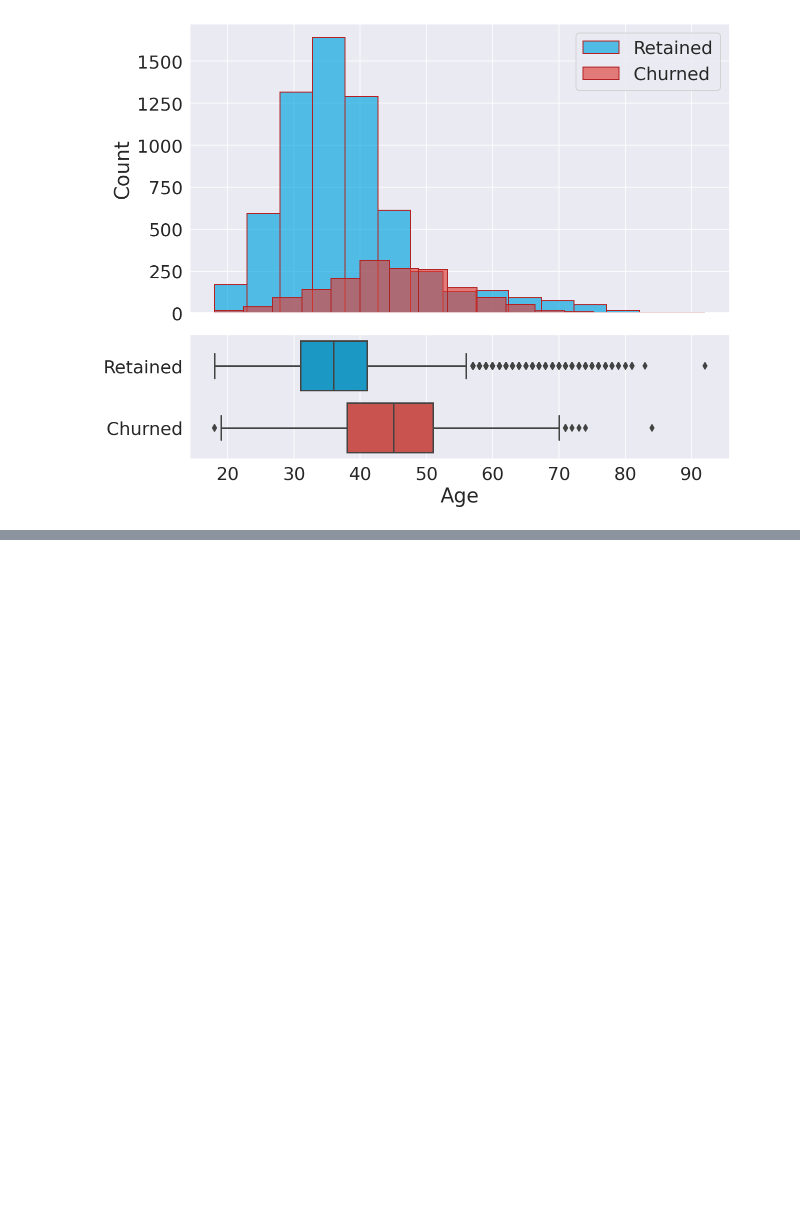
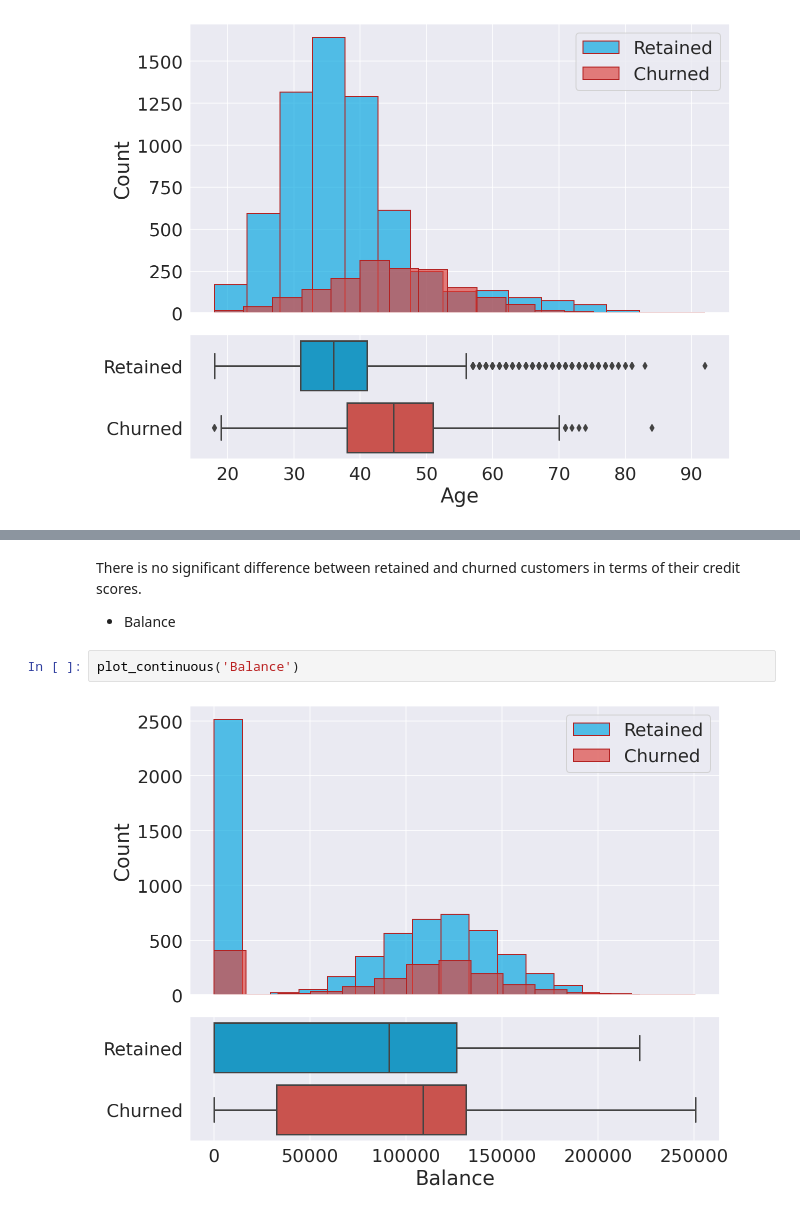
Before and after one commit to EnteringtheQuantumRealm/Classification, a Jupyter notebook: Bank_Predicting_Customer_Churn.ipynb, the cells around one changed output, grey strips where cells are left out. Drawn from its saved outputs; the diff is of its cells as text; blank space fills up the shorter version.

```diff
--- a/Bank_Predicting_Customer_Churn.ipynb
+++ b/Bank_Predicting_Customer_Churn.ipynb
@@ -515,0 +526,8 @@ Interestingly, there is a clear difference between age groups since older custom
+# %% [markdown]
+There is no significant difference between retained and churned customers in terms of their credit scores.
+
+* Balance
+# %%
+plot_continuous('Balance')
+# %% [output]
+[figure, added]
```
Also changed, not shown: parts of 19 cells of this notebook.
